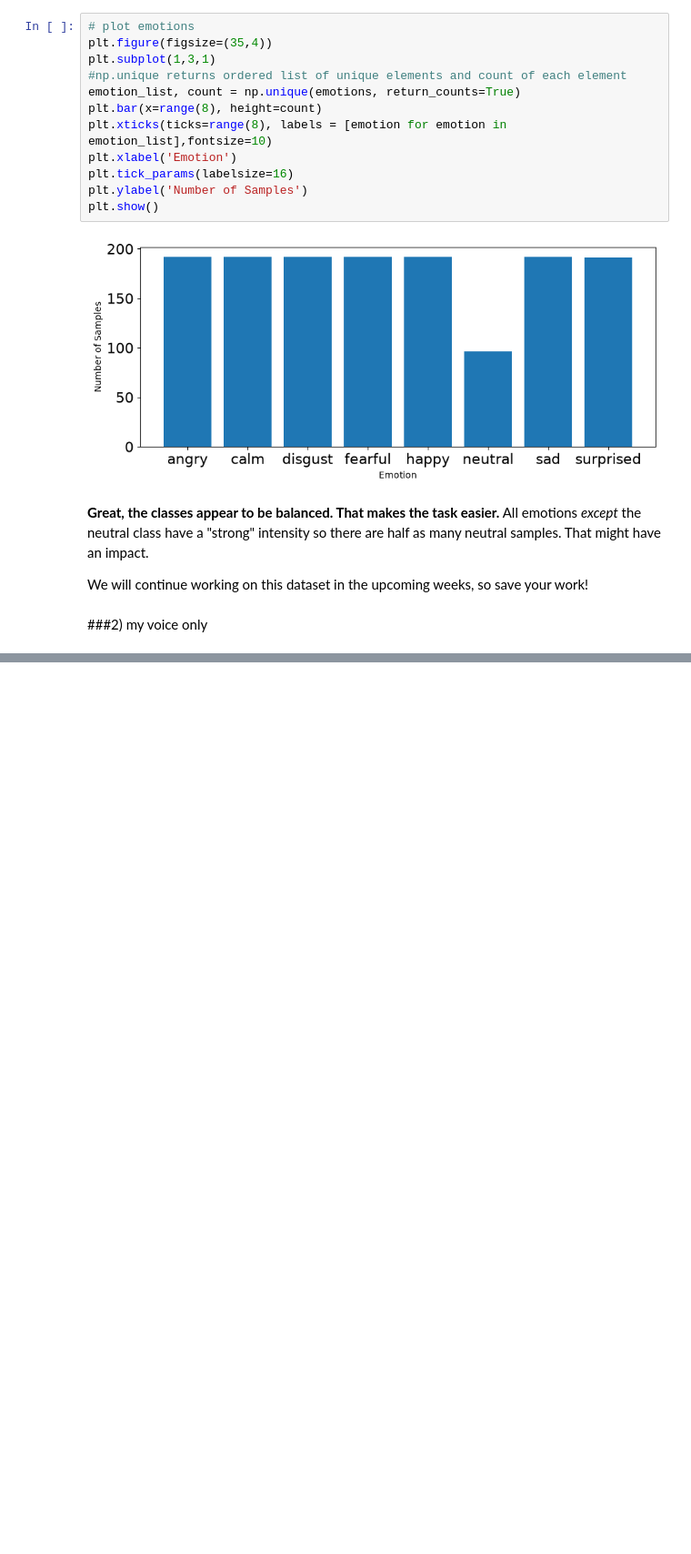
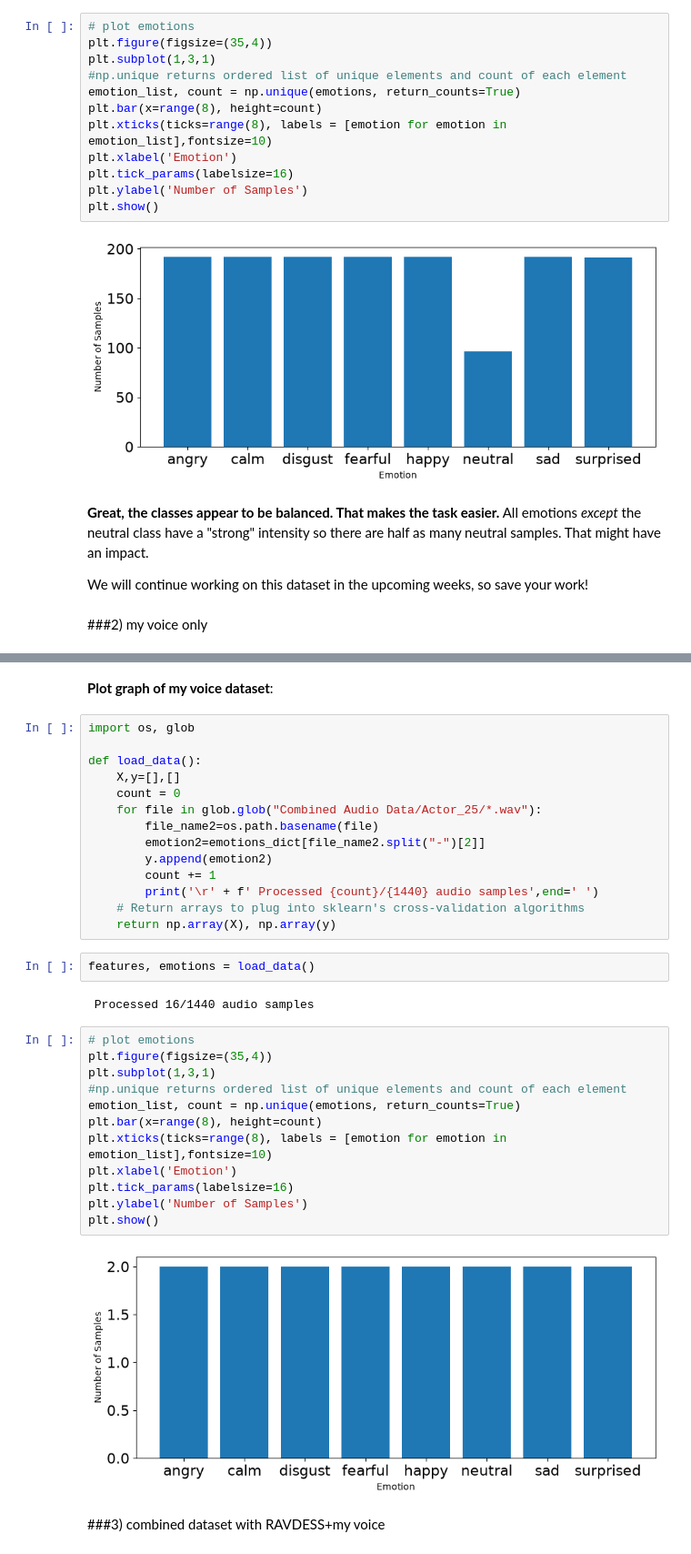
Before and after one commit to Rakko-Yumiya/Week2-DataPreprocessing, a Jupyter notebook: Week 2.ipynb, the cells around one changed output, grey strips where cells are left out. Shown at 91% size. Cells and saved outputs as stored; diff of their text form; blank space fills up the shorter version.

```diff
--- a/Week 2.ipynb
+++ b/Week 2.ipynb
@@ -707,3 +707,39 @@ audio_files_homebrew = glob('Combined Audio Data/Actor_25/*.wav')
 ipd.Audio(audio_files_homebrew[1])
 # %% [output]
 [interactive output not drawn]
+# %% [markdown]
+**Plot graph of my voice dataset**:
+# %%
+import os, glob
+
+def load_data():
+    X,y=[],[]
+    count = 0
+    for file in glob.glob("Combined Audio Data/Actor_25/*.wav"):
+        file_name2=os.path.basename(file)
+        emotion2=emotions_dict[file_name2.split("-")[2]]
+        y.append(emotion2)
+        count += 1
+        print('\r' + f' Processed {count}/{1440} audio samples',end=' ')
+    # Return arrays to plug into sklearn's cross-validation algorithms
+    return np.array(X), np.array(y)
+# %%
+features, emotions = load_data()
+# %% [output]
+ Processed 16/1440 audio samples
+# %%
+# plot emotions
+plt.figure(figsize=(35,4))
+plt.subplot(1,3,1)
+#np.unique returns ordered list of unique elements and count of each element
+emotion_list, count = np.unique(emotions, return_counts=True)
+plt.bar(x=range(8), height=count)
+plt.xticks(ticks=range(8), labels = [emotion for emotion in emotion_list],fontsize=10)
+plt.xlabel('Emotion')
+plt.tick_params(labelsize=16)
+plt.ylabel('Number of Samples')
+plt.show()
+# %% [output]
+[figure, added]
+# %% [markdown]
+###3) combined dataset with RAVDESS+my voice
```
Also changed, not shown: parts of 8 cells of this notebook.
